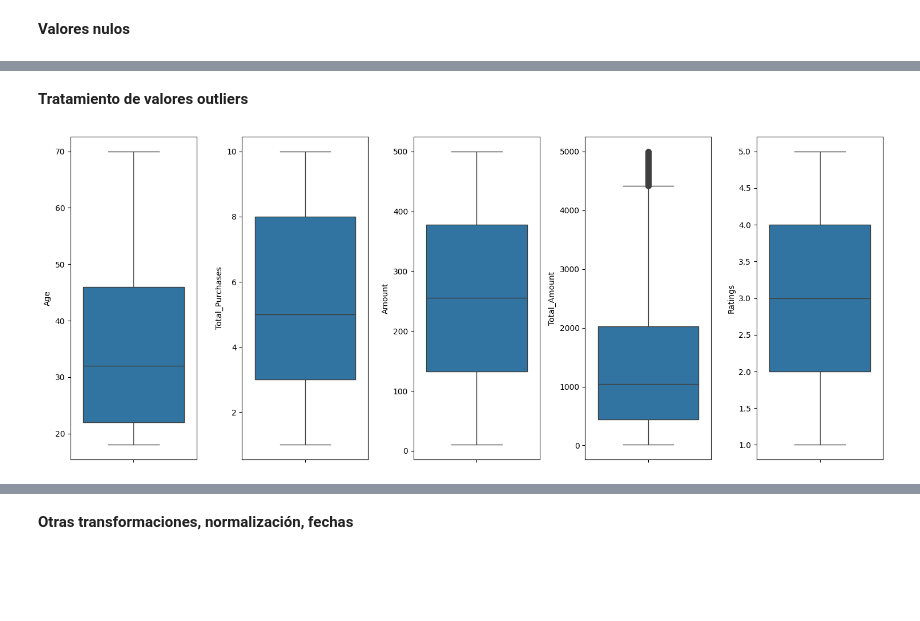
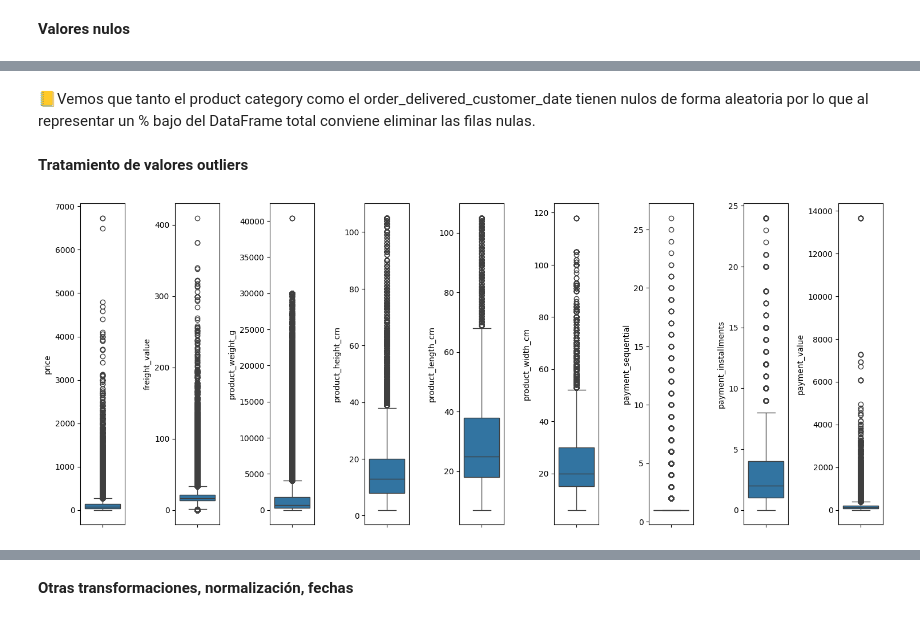
Before and after one commit to nicobotti91/coderds, a Jupyter notebook: etapas_basicas_dsii_botti_1er_entrega_testDSI.ipynb, the cells around one changed output, grey strips where cells are left out. Drawn from its saved outputs; the diff is of its cells as text; code cells hidden in the pictures; blank space fills up the shorter version.

```diff
--- a/etapas_basicas_dsii_botti_1er_entrega_testDSI.ipynb
+++ b/etapas_basicas_dsii_botti_1er_entrega_testDSI.ipynb
@@ -103,5 +98,6 @@ NameError: name 'df_merged_v5' is not defined
 # %%
-df_merged_total =  df_merge_v4.merge(
+# Merge del dataset anteriormente mergeado con dataset "customers" dando como resultado el df final
+df_merged_total = df_merged_v4.merge(
     df_customers,
     how ='inner',
     on= 'customer_id'
@@ -302,13 +301,13 @@ df_original.isnull().sum()
 dtype: int64
 # %%
 # Calculo que % de valores nulos representa sobre el total de cada variable
-nulos_por_variable = df_original.isnull()
+nulos_por_variable = df_merged_total.isnull()
 cantidad_nulos_por_variable = nulos_por_variable.sum() # Sumamos los valores booleanos para obtener la cantidad de nulos por variable
 variables_con_nulos = cantidad_nulos_por_variable[cantidad_nulos_por_variable > 0] # Filtramos solo las variables con al menos un valor nulo
 lista_variables_con_nulos = variables_con_nulos.index.tolist() # Convertimos a lista
 
 for variable in lista_variables_con_nulos:
     cantidad_nulos = cantidad_nulos_por_variable[variable]
-    porcentaje_nulos = (cantidad_nulos / len(df_original)) * 100
+    porcentaje_nulos = (cantidad_nulos / len(df_merged_total)) * 100
     print(f"Variable: {variable}, Cantidad de Nulos: {cantidad_nulos}, Porcentaje: {porcentaje_nulos:.2f}%")
 # %% [output]
@@ -337,18 +381,20 @@ df_original.drop_duplicates(inplace=True)
+# %% [markdown]
+📒Vemos que tanto el product category como el order_delivered_customer_date tienen nulos de forma aleatoria por lo que al representar un % bajo del DataFrame total conviene eliminar las filas nulas.
 # %%
 # Eliminar las filas con valores nulos
-df_original = df_original.dropna()
+df_merged_total = df_merged_total.dropna()
 # %% [markdown]
 **Tratamiento de valores outliers**
 # %%
-variables = ['Age', 'Total_Purchases', 'Amount', 'Total_Amount', 'Ratings']
+variables = ['price', 'freight_value', 'product_weight_g', 'product_height_cm', 'product_length_cm', 'product_width_cm', 'payment_sequential','payment_installments', 'payment_value']
 
 fig, axes = plt.subplots(1, len(variables), figsize=(15,6))
 
 for ax, variable in zip(axes, variables):
-    ax = sns.boxplot( y=variable, data=df_original, ax=ax)
+    ax = sns.boxplot( y=variable, data=df_merged_total, ax=ax)
 plt.tight_layout()
 # %% [output]
-[figure, old version]
+[figure, new version]
 # %%
 # Generación del DF con outliers para análisis basandonos en el rango intercuartil
 Q1 = df_original['Total_Amount'].quantile(0.25)
```
Also changed, not shown: parts of 35 cells of this notebook.
